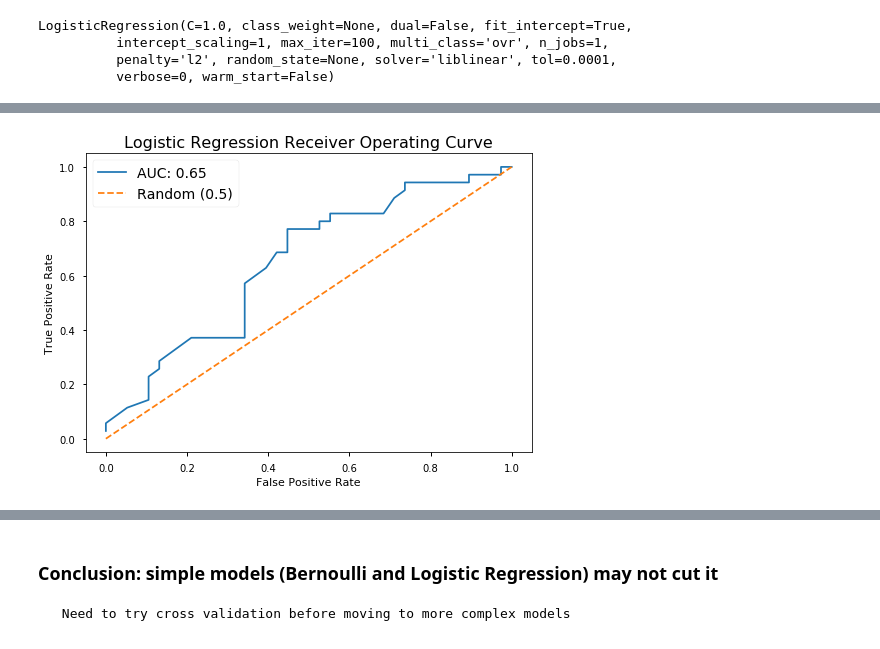
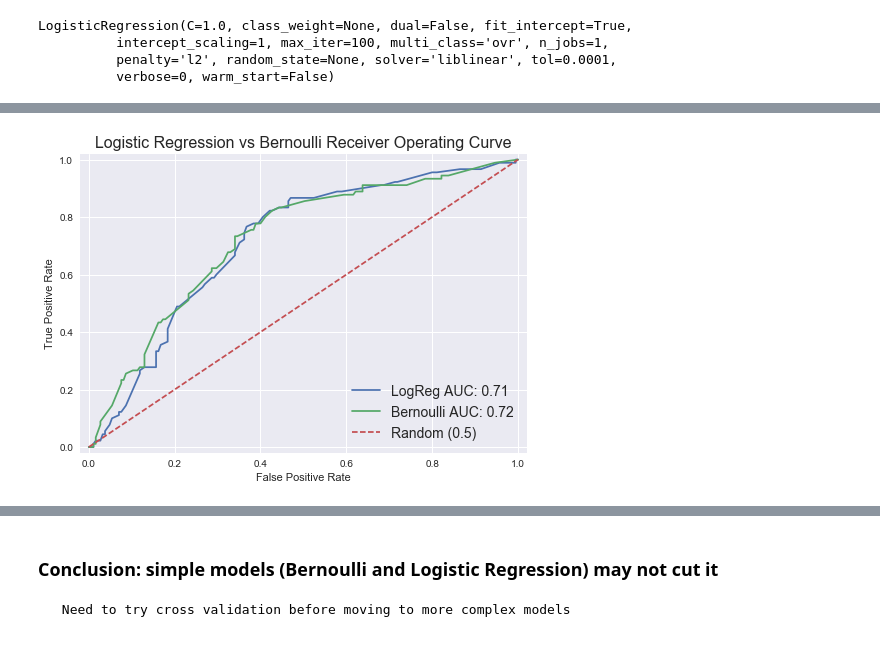
Before and after one commit to MichaelNormandyGavin/AutismScreening, a Jupyter notebook: Analysis.ipynb, the cells around one changed output, grey strips where cells are left out. Cells and saved outputs as stored; diff of their text form; code cells hidden in the pictures.

Commit message:
Loaded in other Autism data and tweaked gitignore and functions

```diff
--- a/Analysis.ipynb
+++ b/Analysis.ipynb
@@ -50,5 +70,9 @@ Using TensorFlow backend.
 # %%
 df = arff_to_df()
+# %%
+df3 = arff_to_df('https://archive.ics.uci.edu/ml/machine-learning-databases/00420/Autism-Adolescent-Data%20Plus%20Description.zip','Autism-Adolescent-Data.arff')
+# %%
+df = df.append([df2,df3])
 # %%
 df.info()
 # %% [output]
@@ -178,5 +203,5 @@ plt.show()
 # %%
-df = df.drop('result',axis=1)
+df = df.drop(['result','age'],axis=1)
 # %%
 binary_df = df_get_uniform_dummies(df)
 binary_df = binary_df.iloc[:,10:]
@@ -330,15 +353,21 @@ fp,tp, thresholds = roc_curve(y_test,y_logreg_pred_proba[:,1])
+# %%
+log_fp,log_tp, log_thresholds = roc_curve(y_test,y_logreg_pred_proba[:,1])
+bern_fp, bern_tp, bern_thresholds = roc_curve(y_test,bern_y_pred_proba[:,1])
 # %%
-AUC = round(roc_auc_score(y_test,y_logreg_pred_proba[0:,1]),2)
+log_AUC = round(roc_auc_score(y_test,y_logreg_pred_proba[0:,1]),2)
+bern_AUC = round(roc_auc_score(y_test,bern_y_pred_proba[:,1]),2)
 
-ax = plt.plot(fp,tp,label="AUC: {}".format(AUC))
+ax = plt.plot(log_fp,log_tp,label="LogReg AUC: {}".format(log_AUC))
+ax = plt.plot(bern_fp,bern_tp,label="Bernoulli AUC: {}".format(bern_AUC))
 ax = plt.plot([0,1],[0,1],linestyle='--',label='Random (0.5)')
 plt.xlabel('False Positive Rate')
 plt.ylabel('True Positive Rate')
 plt.legend(loc=0,fontsize=14)
-plt.title('Logistic Regression Receiver Operating Curve',fontsize=16)
+plt.title('Logistic Regression vs Bernoulli Receiver Operating Curve',fontsize=16)
+plt.margins(0.02)
 plt.show()
 # %% [output]
-[figure, old version]
+[figure, new version]
 # %%
 roc_auc_score(y_test,y_logreg_pred_proba[0:,1])
 # %% [output]
```
Also changed, not shown: parts of 48 cells of this notebook, 2 other files.
